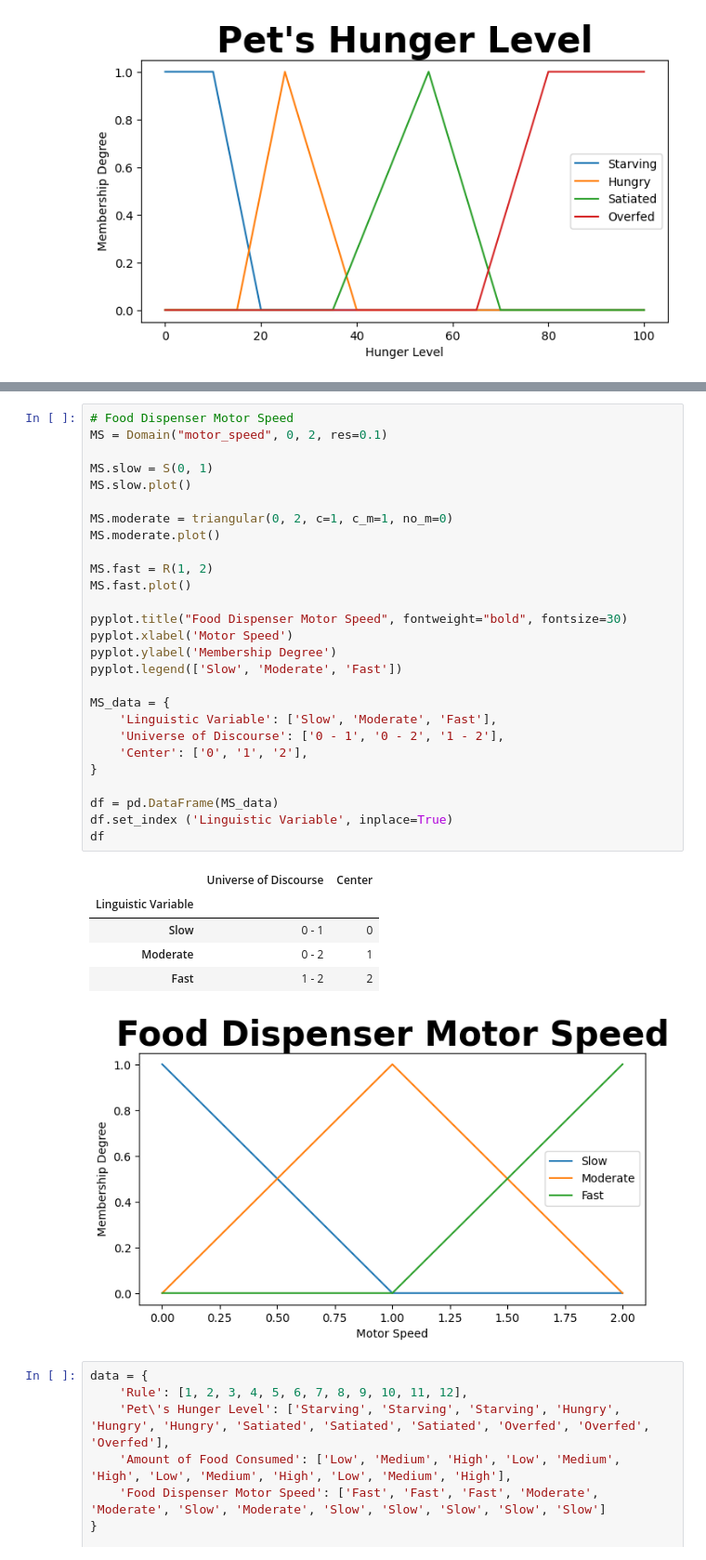
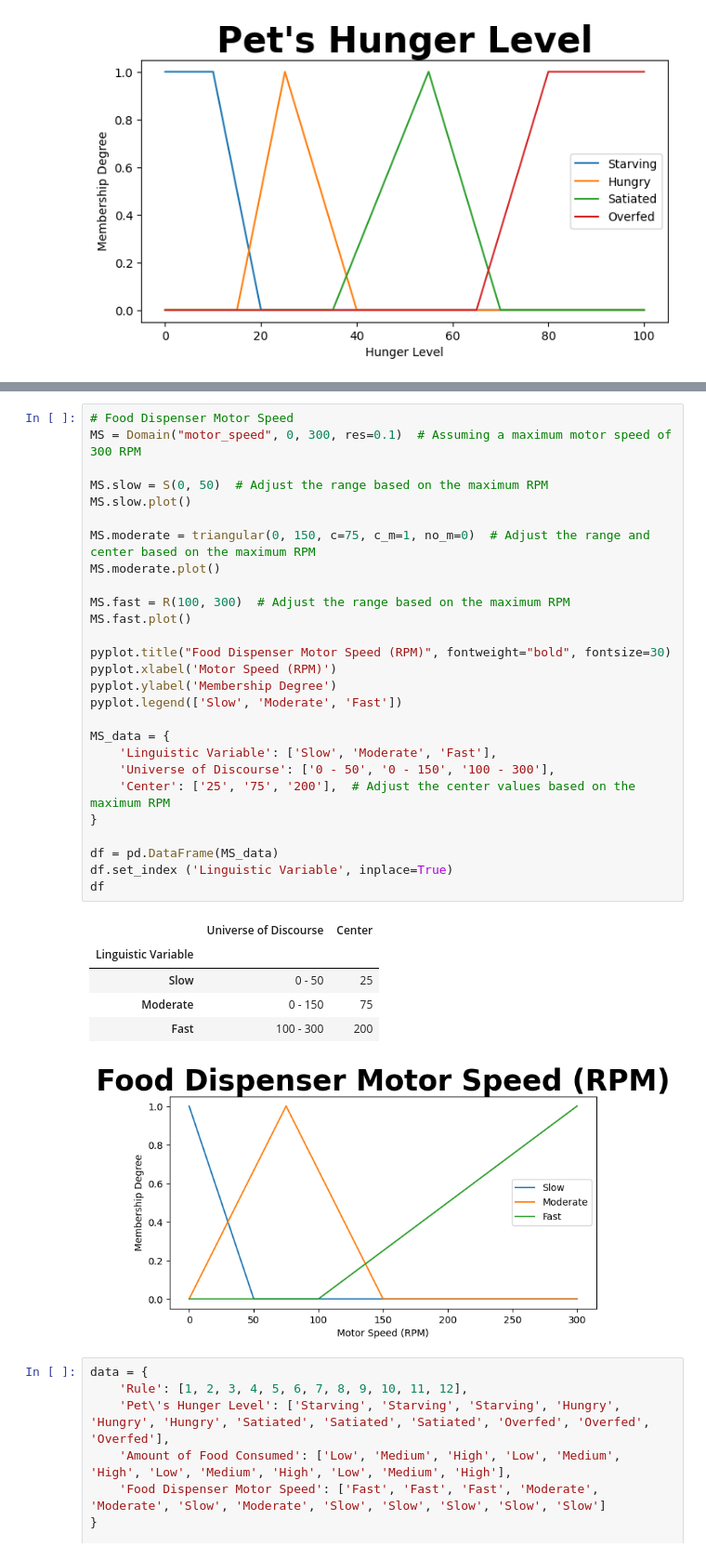
Before and after one commit to Khenz0/IS_Lab3_Fuzzy-Logic-Control, a Jupyter notebook: Auto Pet Feeder FLC.ipynb, the cells around one changed output, grey strips where cells are left out. Shown at 93% size. Drawn from its saved outputs; the diff is of its cells as text.

```diff
--- a/Auto Pet Feeder FLC.ipynb
+++ b/Auto Pet Feeder FLC.ipynb
@@ -83,37 +82,37 @@ df
 # %%
 # Food Dispenser Motor Speed
-MS = Domain("motor_speed", 0, 2, res=0.1)
+MS = Domain("motor_speed", 0, 300, res=0.1)  # Assuming a maximum motor speed of 300 RPM
 
-MS.slow = S(0, 1)
+MS.slow = S(0, 50)  # Adjust the range based on the maximum RPM
 MS.slow.plot()
 
-MS.moderate = triangular(0, 2, c=1, c_m=1, no_m=0)
+MS.moderate = triangular(0, 150, c=75, c_m=1, no_m=0)  # Adjust the range and center based on the maximum RPM
 MS.moderate.plot()
 
-MS.fast = R(1, 2)
+MS.fast = R(100, 300)  # Adjust the range based on the maximum RPM
 MS.fast.plot()
 
-pyplot.title("Food Dispenser Motor Speed", fontweight="bold", fontsize=30)
-pyplot.xlabel('Motor Speed')
+pyplot.title("Food Dispenser Motor Speed (RPM)", fontweight="bold", fontsize=30)
+pyplot.xlabel('Motor Speed (RPM)')
 pyplot.ylabel('Membership Degree')
 pyplot.legend(['Slow', 'Moderate', 'Fast'])
 
 MS_data = {
     'Linguistic Variable': ['Slow', 'Moderate', 'Fast'],
-    'Universe of Discourse': ['0 - 1', '0 - 2', '1 - 2'],
-    'Center': ['0', '1', '2'],
+    'Universe of Discourse': ['0 - 50', '0 - 150', '100 - 300'],
+    'Center': ['25', '75', '200'],  # Adjust the center values based on the maximum RPM
 }
 
 df = pd.DataFrame(MS_data)
 df.set_index ('Linguistic Variable', inplace=True)
 df
 # %% [output]
 |  | Universe of Discourse | Center |
 | Linguistic Variable |  |  |
-| Slow | 0 - 1 | 0 |
-| Moderate | 0 - 2 | 1 |
-| Fast | 1 - 2 | 2 |
+| Slow | 0 - 50 | 25 |
+| Moderate | 0 - 150 | 75 |
+| Fast | 100 - 300 | 200 |
-[figure, old version]
+[figure, new version]
 # %%
 data = {
     'Rule': [1, 2, 3, 4, 5, 6, 7, 8, 9, 10, 11, 12],
```
Also changed, not shown: parts of 3 cells of this notebook.
